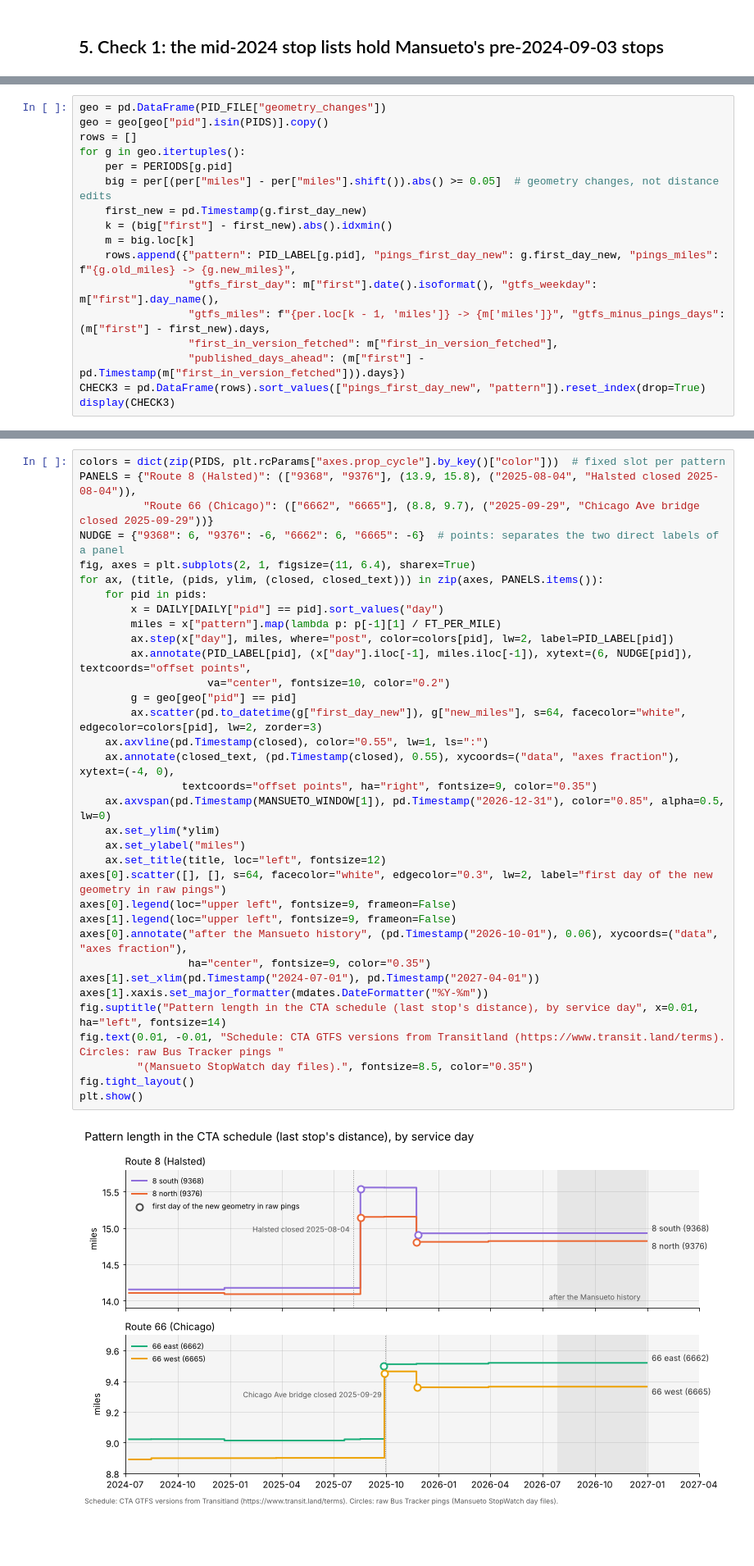
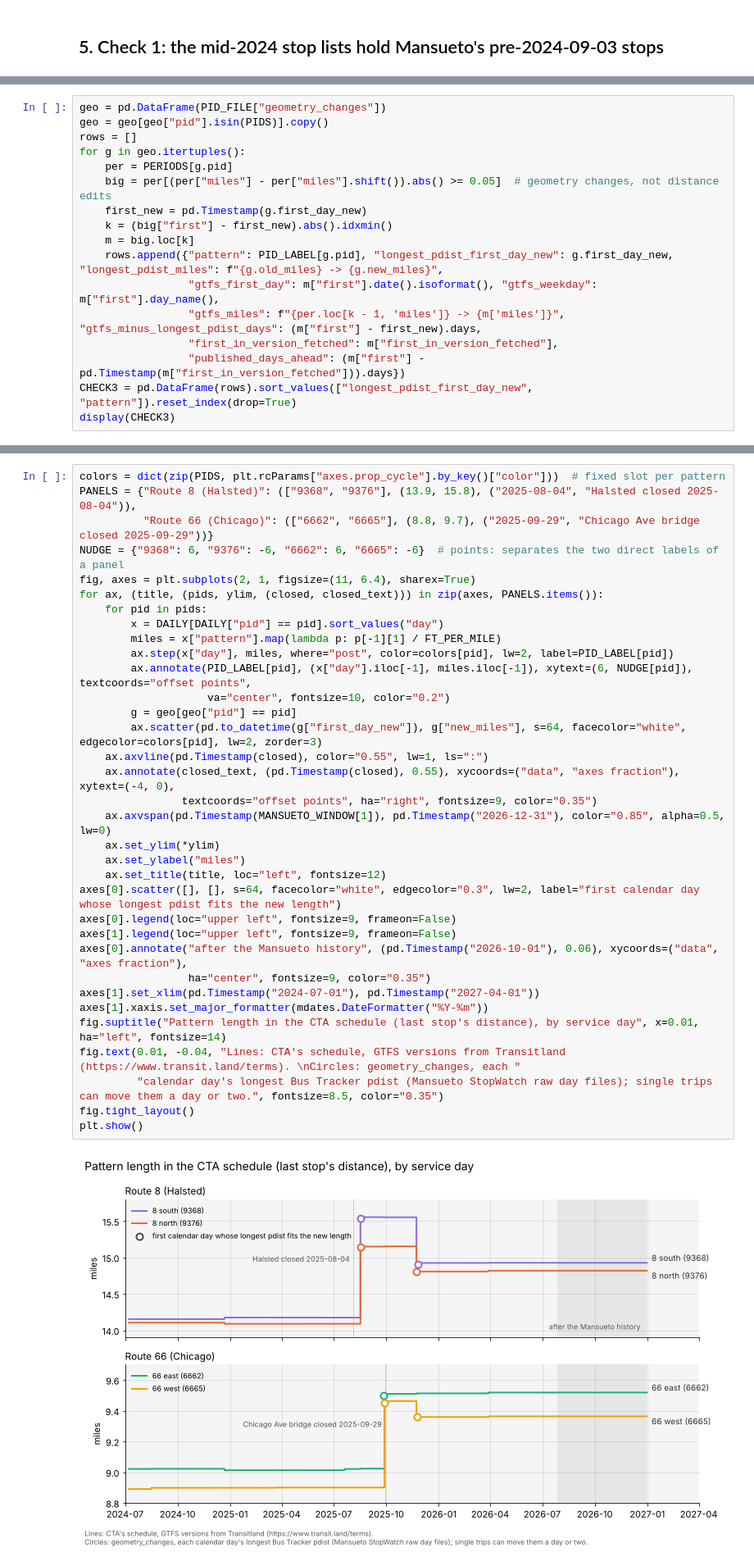
Before and after one commit to Inoueian/cta_bus_analysis, a Jupyter notebook: notebooks/gtfs_history_routes_8_66.ipynb, the cells around one changed output, grey strips where cells are left out. Shown at 82% size. Cells and saved outputs as stored; diff of their text form; blank space fills up the shorter version.

```diff
--- a/notebooks/gtfs_history_routes_8_66.ipynb
+++ b/notebooks/gtfs_history_routes_8_66.ipynb
@@ -544,11 +546,11 @@ for g in geo.itertuples():
     first_new = pd.Timestamp(g.first_day_new)
     k = (big["first"] - first_new).abs().idxmin()
     m = big.loc[k]
-    rows.append({"pattern": PID_LABEL[g.pid], "pings_first_day_new": g.first_day_new, "pings_miles": f"{g.old_miles} -> {g.new_miles}",
+    rows.append({"pattern": PID_LABEL[g.pid], "longest_pdist_first_day_new": g.first_day_new, "longest_pdist_miles": f"{g.old_miles} -> {g.new_miles}",
                  "gtfs_first_day": m["first"].date().isoformat(), "gtfs_weekday": m["first"].day_name(),
-                 "gtfs_miles": f"{per.loc[k - 1, 'miles']} -> {m['miles']}", "gtfs_minus_pings_days": (m["first"] - first_new).days,
+                 "gtfs_miles": f"{per.loc[k - 1, 'miles']} -> {m['miles']}", "gtfs_minus_longest_pdist_days": (m["first"] - first_new).days,
                  "first_in_version_fetched": m["first_in_version_fetched"],
                  "published_days_ahead": (m["first"] - pd.Timestamp(m["first_in_version_fetched"])).days})
-CHECK3 = pd.DataFrame(rows).sort_values(["pings_first_day_new", "pattern"]).reset_index(drop=True)
+CHECK3 = pd.DataFrame(rows).sort_values(["longest_pdist_first_day_new", "pattern"]).reset_index(drop=True)
 display(CHECK3)
 # %% [output]
@@ -565,37 +567,37 @@ colors = dict(zip(PIDS, plt.rcParams["axes.prop_cycle"].by_key()["color"]))  # f
 PANELS = {"Route 8 (Halsted)": (["9368", "9376"], (13.9, 15.8), ("2025-08-04", "Halsted closed 2025-08-04")),
           "Route 66 (Chicago)": (["6662", "6665"], (8.8, 9.7), ("2025-09-29", "Chicago Ave bridge closed 2025-09-29"))}
 NUDGE = {"9368": 6, "9376": -6, "6662": 6, "6665": -6}  # points: separates the two direct labels of a panel
 fig, axes = plt.subplots(2, 1, figsize=(11, 6.4), sharex=True)
 for ax, (title, (pids, ylim, (closed, closed_text))) in zip(axes, PANELS.items()):
     for pid in pids:
         x = DAILY[DAILY["pid"] == pid].sort_values("day")
         miles = x["pattern"].map(lambda p: p[-1][1] / FT_PER_MILE)
         ax.step(x["day"], miles, where="post", color=colors[pid], lw=2, label=PID_LABEL[pid])
         ax.annotate(PID_LABEL[pid], (x["day"].iloc[-1], miles.iloc[-1]), xytext=(6, NUDGE[pid]), textcoords="offset points",
                     va="center", fontsize=10, color="0.2")
         g = geo[geo["pid"] == pid]
         ax.scatter(pd.to_datetime(g["first_day_new"]), g["new_miles"], s=64, facecolor="white", edgecolor=colors[pid], lw=2, zorder=3)
     ax.axvline(pd.Timestamp(closed), color="0.55", lw=1, ls=":")
     ax.annotate(closed_text, (pd.Timestamp(closed), 0.55), xycoords=("data", "axes fraction"), xytext=(-4, 0),
                 textcoords="offset points", ha="right", fontsize=9, color="0.35")
     ax.axvspan(pd.Timestamp(MANSUETO_WINDOW[1]), pd.Timestamp("2026-12-31"), color="0.85", alpha=0.5, lw=0)
     ax.set_ylim(*ylim)
     ax.set_ylabel("miles")
     ax.set_title(title, loc="left", fontsize=12)
-axes[0].scatter([], [], s=64, facecolor="white", edgecolor="0.3", lw=2, label="first day of the new geometry in raw pings")
+axes[0].scatter([], [], s=64, facecolor="white", edgecolor="0.3", lw=2, label="first calendar day whose longest pdist fits the new length")
 axes[0].legend(loc="upper left", fontsize=9, frameon=False)
 axes[1].legend(loc="upper left", fontsize=9, frameon=False)
 axes[0].annotate("after the Mansueto history", (pd.Timestamp("2026-10-01"), 0.06), xycoords=("data", "axes fraction"),
                  ha="center", fontsize=9, color="0.35")
 axes[1].set_xlim(pd.Timestamp("2024-07-01"), pd.Timestamp("2027-04-01"))
 axes[1].xaxis.set_major_formatter(mdates.DateFormatter("%Y-%m"))
 fig.suptitle("Pattern length in the CTA schedule (last stop's distance), by service day", x=0.01, ha="left", fontsize=14)
-fig.text(0.01, -0.01, "Schedule: CTA GTFS versions from Transitland (https://www.transit.land/terms). Circles: raw Bus Tracker pings "
-         "(Mansueto StopWatch day files).", fontsize=8.5, color="0.35")
+fig.text(0.01, -0.04, "Lines: CTA's schedule, GTFS versions from Transitland (https://www.transit.land/terms). \nCircles: geometry_changes, each "
+         "calendar day's longest Bus Tracker pdist (Mansueto StopWatch raw day files); single trips can move them a day or two.", fontsize=8.5, color="0.35")
 fig.tight_layout()
 plt.show()
 # %% [output]
-[figure, old version]
+[figure, new version]
 # %% [markdown]
 ## 8. Check 4, extended to every row of the committed stop-validity windows
 
```
Also changed, not shown: parts of 3 cells of this notebook.
